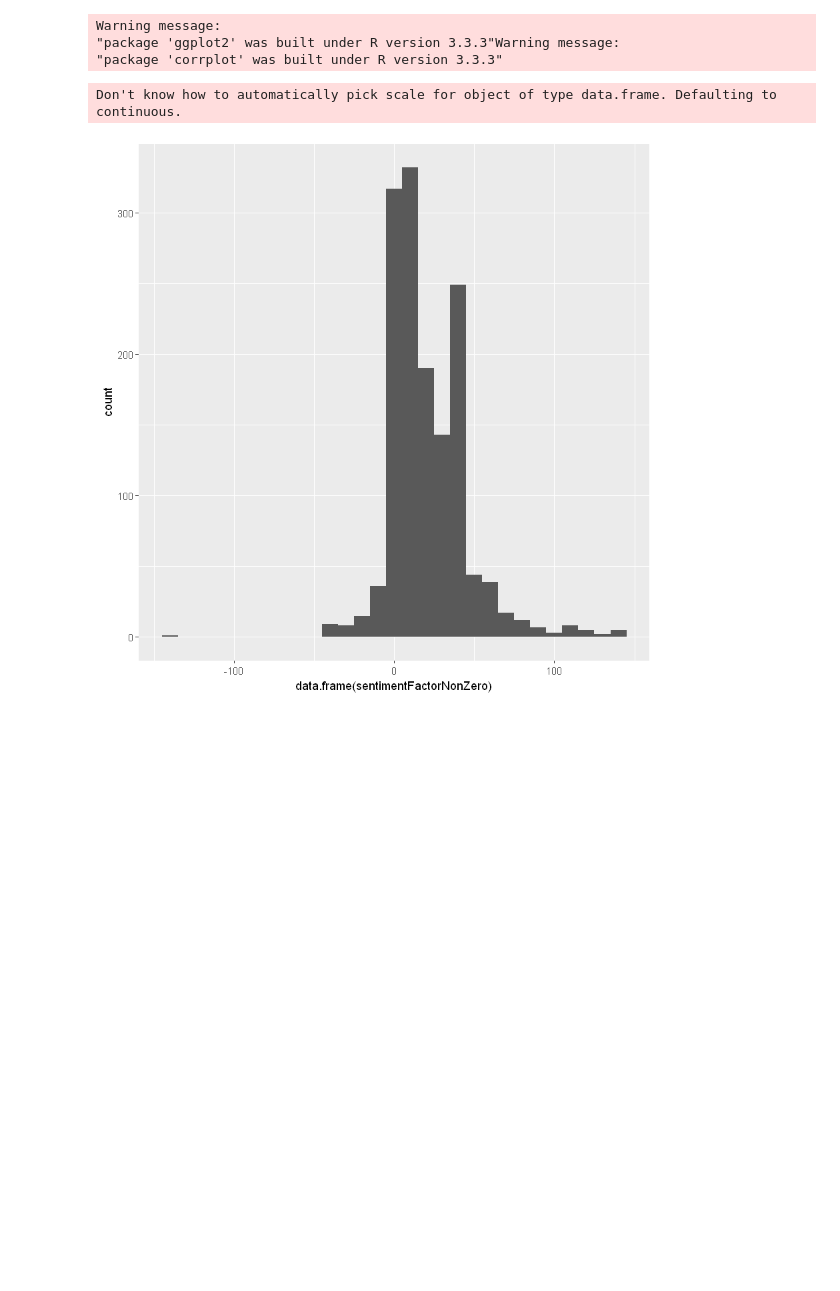
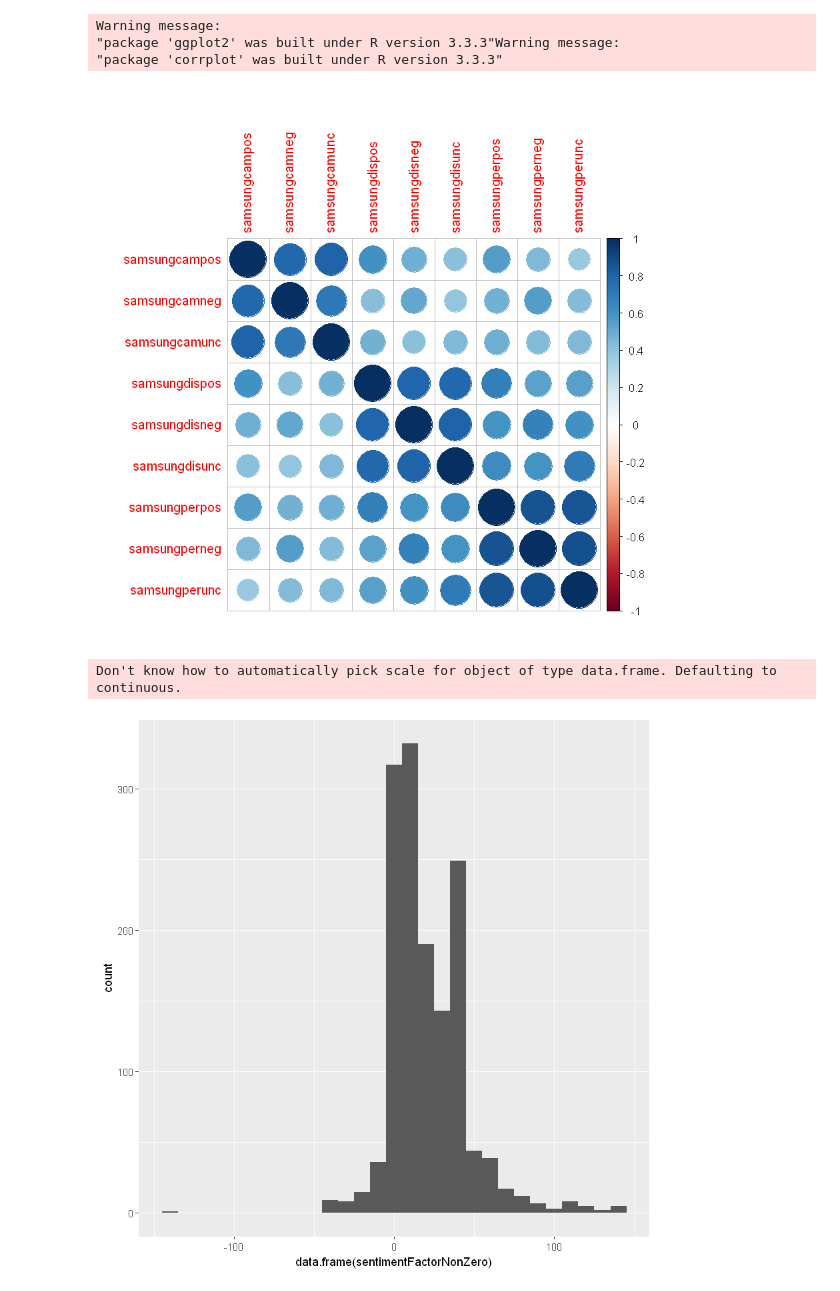
Before and after one commit to ggodreau/rnotebook, a Jupyter notebook: RTest.ipynb, the cells around one changed output. Saved outputs shown, nothing was run; the diff lists cells and outputs as text; code cells hidden in the pictures; blank space fills up the shorter version.

Commit message:
added corrplot chart

```diff
--- a/RTest.ipynb
+++ b/RTest.ipynb
@@ -20,6 +20,10 @@ head(Galaxy)
 df_Galaxy=Galaxy[,grepl("^samsung*",names(Galaxy))]
 #removing samsunggalaxy because this factor also appears in the (to be) merged nzv matrix
 df_Galaxy$samsunggalaxy<-NULL
+# %%
+corrplot(cor(df_Galaxy))
+# %% [output]
+[figure, added]
 # %%
 # create a df of sentiment only (for histogram)
 sentimentFactor <- data.frame(as.numeric(Galaxy[,ncol(Galaxy)]))
```
